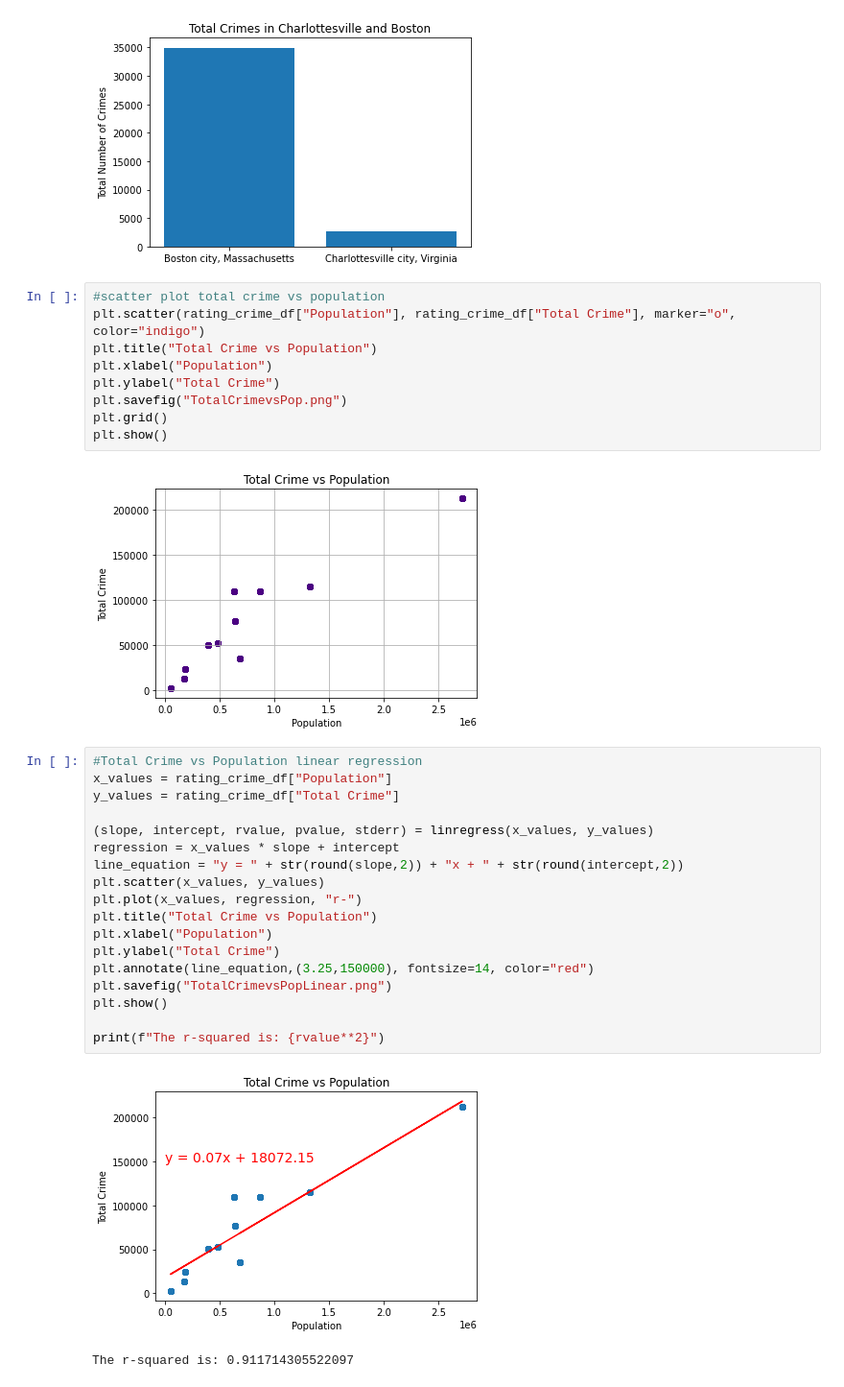
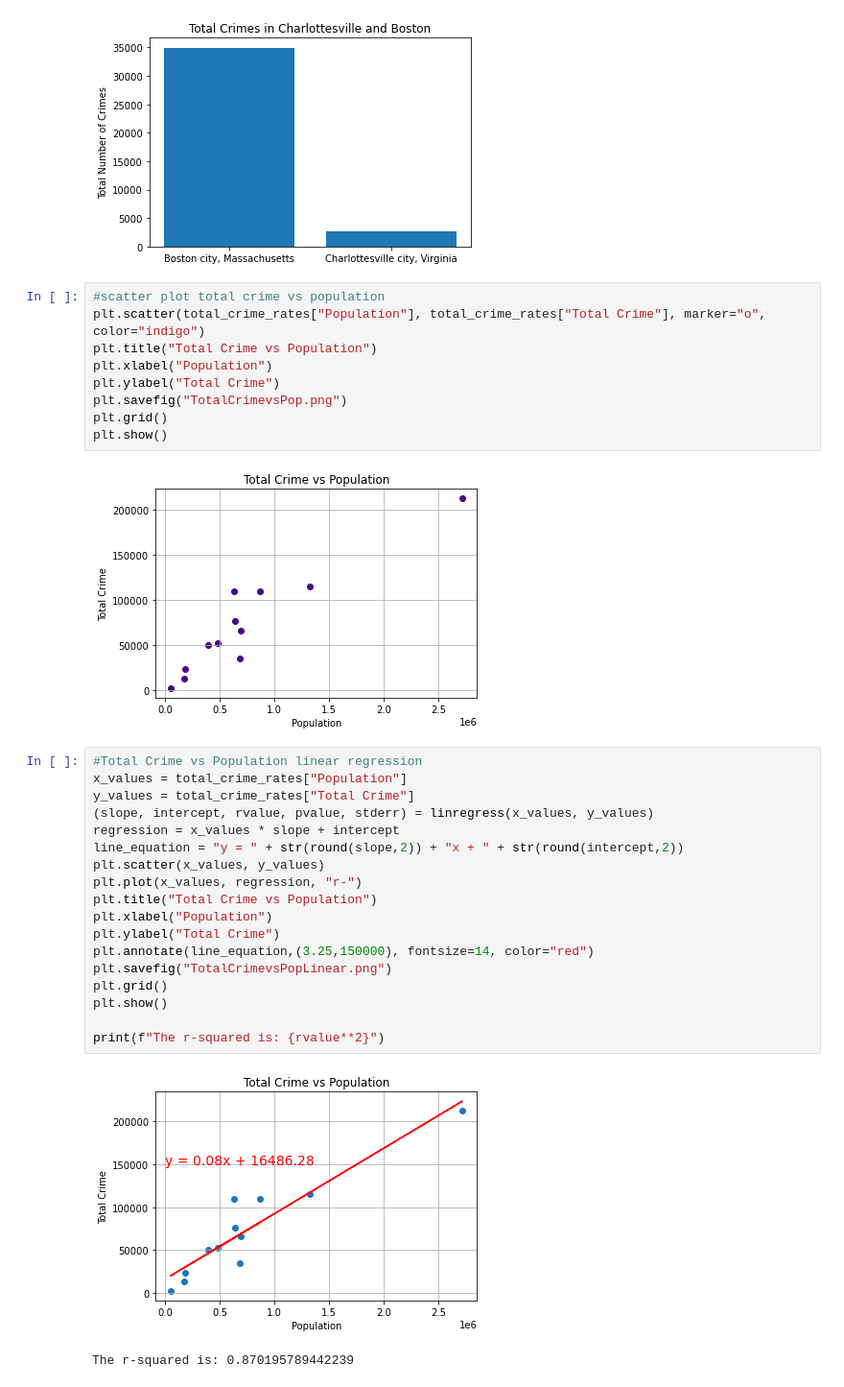
Before and after one commit to meghanvl/project_won, a Jupyter notebook: Visualizations.ipynb, the cells around one changed output. Shown: that part at 96% size. Cells and saved outputs as stored; diff of their text form.

```diff
--- a/Visualizations.ipynb
+++ b/Visualizations.ipynb
@@ -307,7 +315,7 @@ plt.show()
 [figure]
 # %%
 #scatter plot total crime vs population
-plt.scatter(rating_crime_df["Population"], rating_crime_df["Total Crime"], marker="o", color="indigo")
+plt.scatter(total_crime_rates["Population"], total_crime_rates["Total Crime"], marker="o", color="indigo")
 plt.title("Total Crime vs Population")
 plt.xlabel("Population")
 plt.ylabel("Total Crime")
@@ -315,28 +323,28 @@ plt.savefig("TotalCrimevsPop.png")
 plt.grid()
 plt.show()
 # %% [output]
-[figure, old version]
+[figure, new version]
 # %%
 #Total Crime vs Population linear regression
-x_values = rating_crime_df["Population"]
-y_values = rating_crime_df["Total Crime"]
-
+x_values = total_crime_rates["Population"]
+y_values = total_crime_rates["Total Crime"]
 (slope, intercept, rvalue, pvalue, stderr) = linregress(x_values, y_values)
 regression = x_values * slope + intercept
 line_equation = "y = " + str(round(slope,2)) + "x + " + str(round(intercept,2))
 plt.scatter(x_values, y_values)
 plt.plot(x_values, regression, "r-")
 plt.title("Total Crime vs Population")
 plt.xlabel("Population")
 plt.ylabel("Total Crime")
 plt.annotate(line_equation,(3.25,150000), fontsize=14, color="red")
 plt.savefig("TotalCrimevsPopLinear.png")
+plt.grid()
 plt.show()
 
 print(f"The r-squared is: {rvalue**2}")
 # %% [output]
-[figure, old version]
+[figure, new version]
-The r-squared is: 0.911714305522097
+The r-squared is: 0.870195789442239
 # %%
 #scatter plot hotel rating vs population
 plt.scatter(rating_crime_df["Population"], rating_crime_df["Hotel Rating"], marker="o", color="indigo")
```
Also changed, not shown: parts of 10 cells of this notebook.
